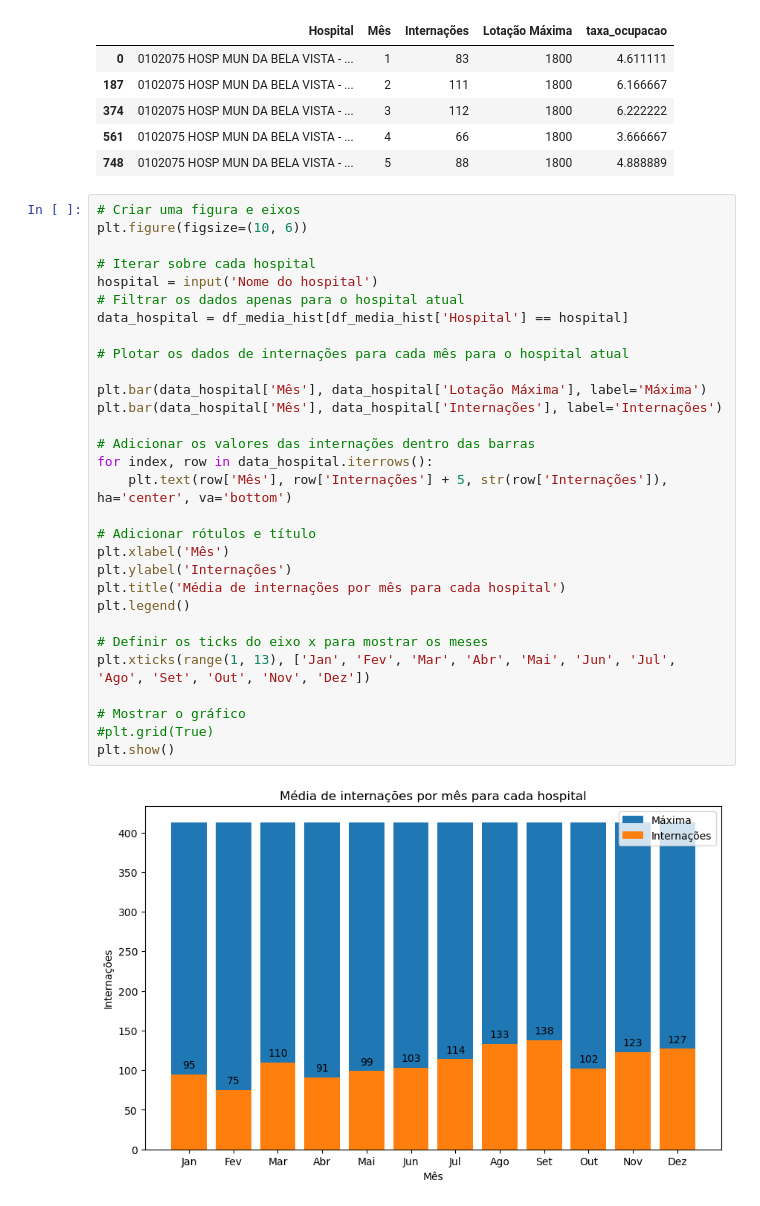
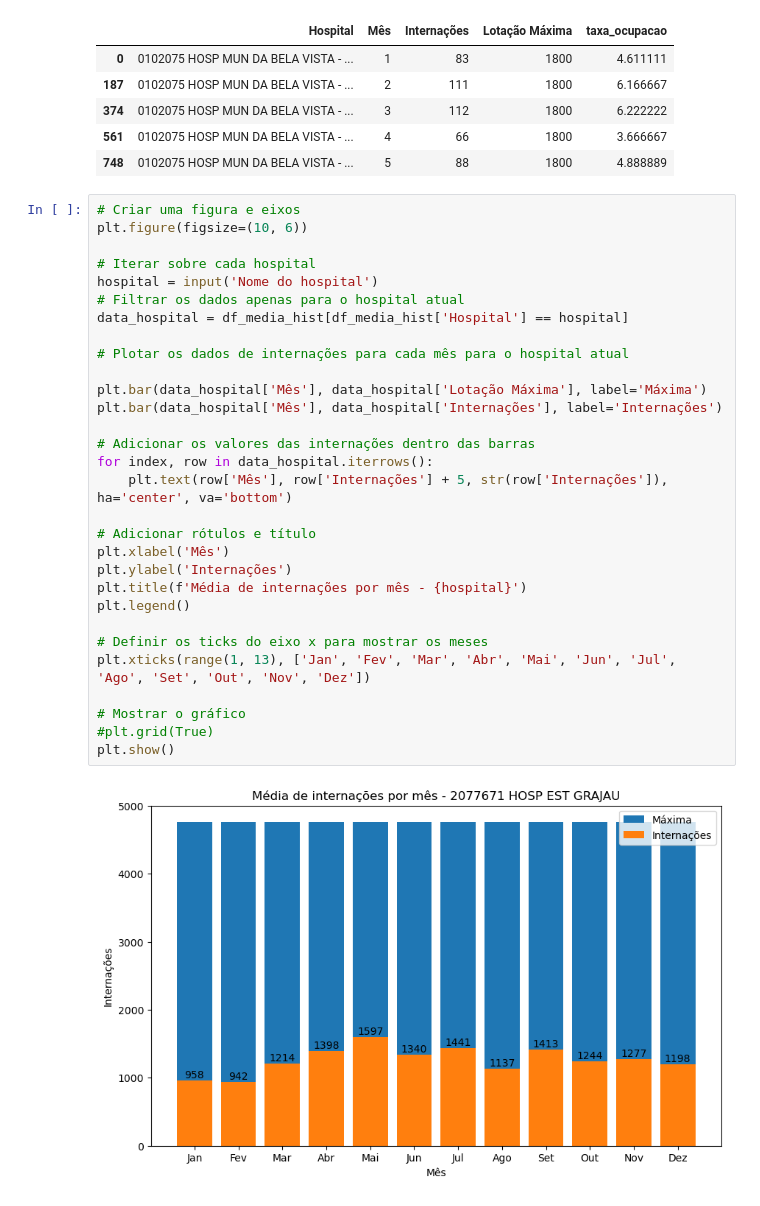
Before and after one commit to edufurlani/DoencasRespiratorias, a Jupyter notebook: Scripts/Dias_Perm_final.ipynb, the cells around one changed output. Saved outputs shown, nothing was run; the diff lists cells and outputs as text.

```diff
--- a/Scripts/Dias_Perm_final.ipynb
+++ b/Scripts/Dias_Perm_final.ipynb
@@ -121,32 +121,32 @@ df_media_hist.head()
 # %%
 # Criar uma figura e eixos
 plt.figure(figsize=(10, 6))
 
 # Iterar sobre cada hospital
 hospital = input('Nome do hospital')
 # Filtrar os dados apenas para o hospital atual
 data_hospital = df_media_hist[df_media_hist['Hospital'] == hospital]
 
 # Plotar os dados de internações para cada mês para o hospital atual
 
 plt.bar(data_hospital['Mês'], data_hospital['Lotação Máxima'], label='Máxima')
 plt.bar(data_hospital['Mês'], data_hospital['Internações'], label='Internações')
 
 # Adicionar os valores das internações dentro das barras
 for index, row in data_hospital.iterrows():
     plt.text(row['Mês'], row['Internações'] + 5, str(row['Internações']), ha='center', va='bottom')
 
 # Adicionar rótulos e título
 plt.xlabel('Mês')
 plt.ylabel('Internações')
-plt.title('Média de internações por mês para cada hospital')
+plt.title(f'Média de internações por mês - {hospital}')
 plt.legend()
 
 # Definir os ticks do eixo x para mostrar os meses
 plt.xticks(range(1, 13), ['Jan', 'Fev', 'Mar', 'Abr', 'Mai', 'Jun', 'Jul', 'Ago', 'Set', 'Out', 'Nov', 'Dez'])
 
 # Mostrar o gráfico
 #plt.grid(True)
 plt.show()
 # %% [output]
-[figure, old version]
+[figure, new version]
```
